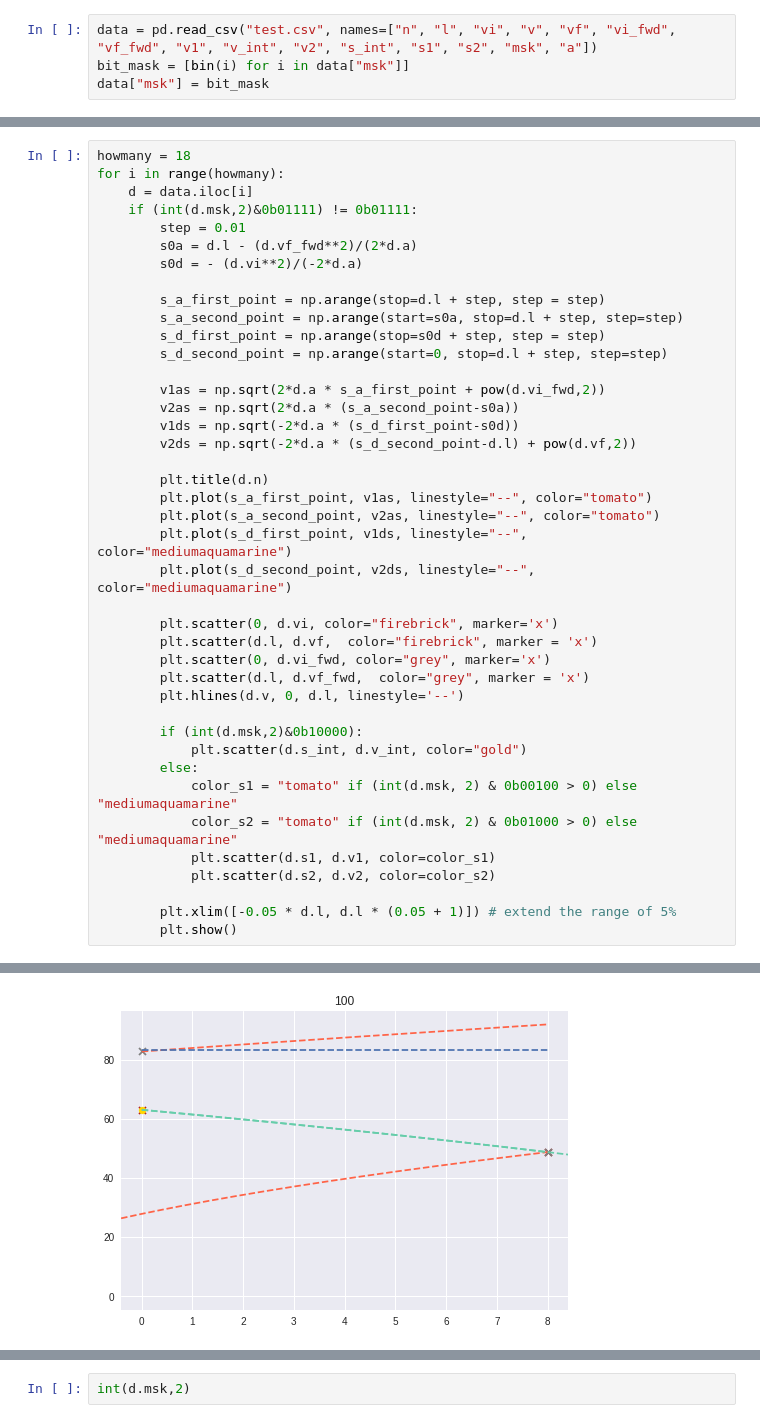
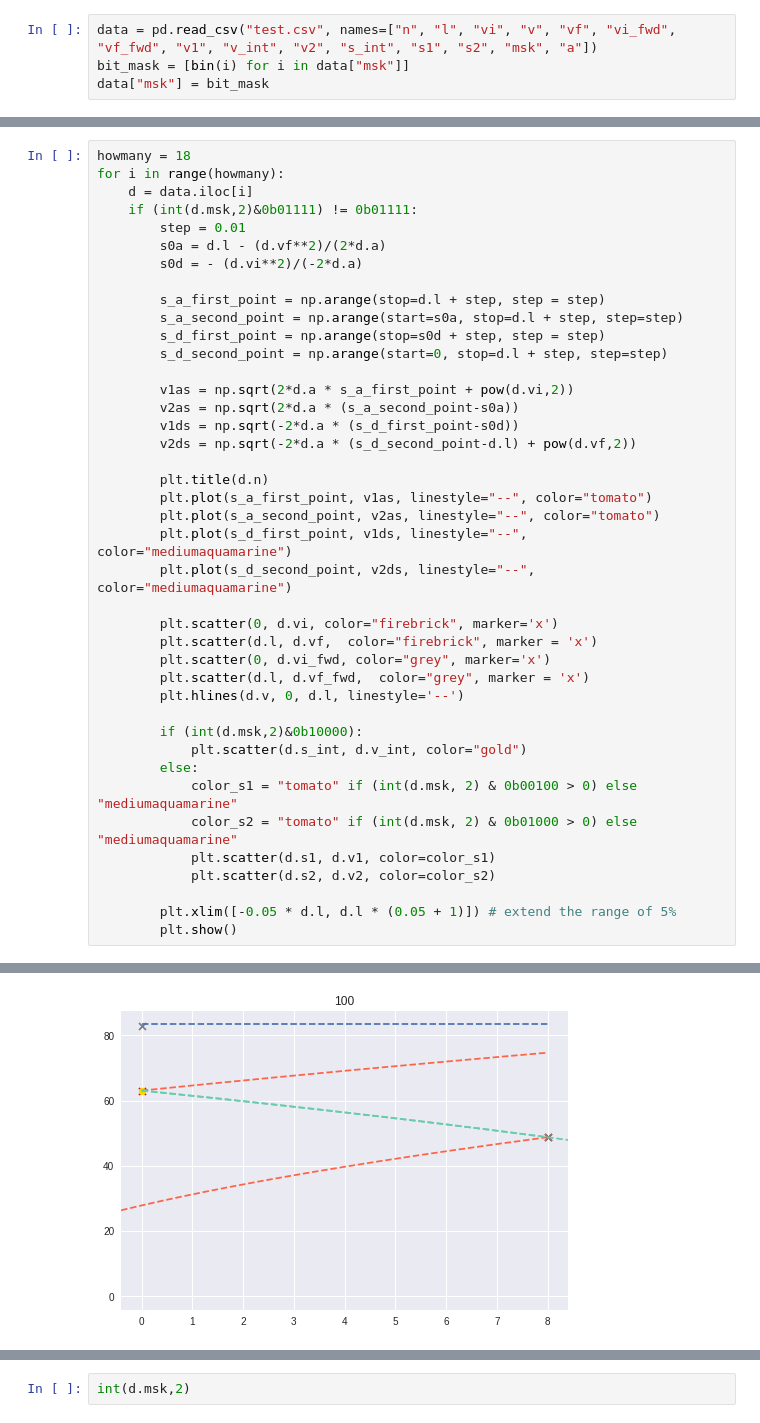
Before and after one commit to alessandroassirelli98/c-cnc-project, a Jupyter notebook: profile_plot.ipynb, the cells around one changed output, grey strips where cells are left out. Cells and saved outputs as stored; diff of their text form.

```diff
--- a/profile_plot.ipynb
+++ b/profile_plot.ipynb
@@ -36,7 +36,7 @@ for i in range(howmany):
     d = data.iloc[i]
     if (int(d.msk,2)&0b01111) != 0b01111:
         step = 0.01
-        s0a = d.l - (d.vf_fwd**2)/(2*d.a)
+        s0a = d.l - (d.vf**2)/(2*d.a)
         s0d = - (d.vi**2)/(-2*d.a)
 
         s_a_first_point = np.arange(stop=d.l + step, step = step)
@@ -44,7 +44,7 @@ for i in range(howmany):
         s_d_first_point = np.arange(stop=s0d + step, step = step)
         s_d_second_point = np.arange(start=0, stop=d.l + step, step=step)
 
-        v1as = np.sqrt(2*d.a * s_a_first_point + pow(d.vi_fwd,2))
+        v1as = np.sqrt(2*d.a * s_a_first_point + pow(d.vi,2))
         v2as = np.sqrt(2*d.a * (s_a_second_point-s0a))
         v1ds = np.sqrt(-2*d.a * (s_d_first_point-s0d))
         v2ds = np.sqrt(-2*d.a * (s_d_second_point-d.l) + pow(d.vf,2))
@@ -83,3 +83,3 @@ for i in range(howmany):
-[figure, old version]
+[figure, new version]
 [figure]
 [figure]
```
Also changed, not shown: parts of 1 cell of this notebook, 6 other files.
